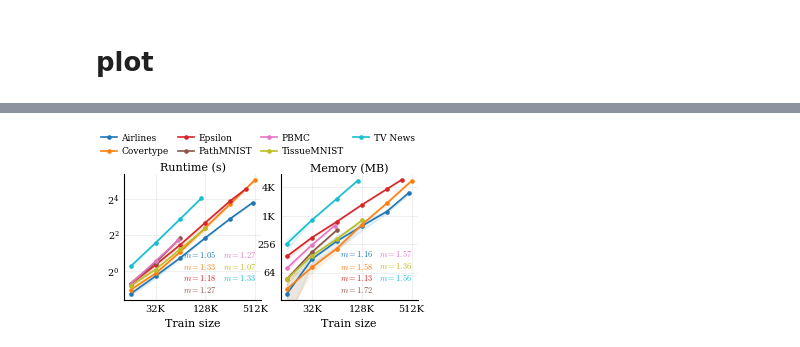
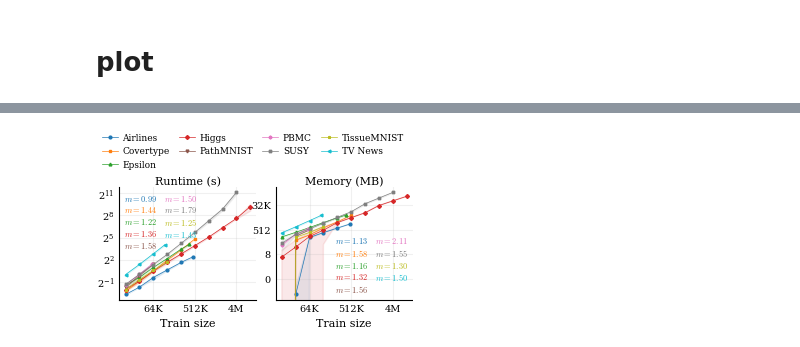
Before and after one commit to jakerhodes/RF-GAP-Python, a Jupyter notebook: experiments/notebooks/ablation_plot_compressed.ipynb, the cells around one changed output, grey strips where cells are left out. Cells and saved outputs as stored; diff of their text form; code cells hidden in the pictures.

Commit message:
add options to control markers and linewidth

```diff
--- a/experiments/notebooks/ablation_plot_compressed.ipynb
+++ b/experiments/notebooks/ablation_plot_compressed.ipynb
@@ -15,7 +15,9 @@ from matplotlib.lines import Line2D
 # Global options
 # =============================================================================
 
-BASE_RESULTS_DIR = Path("/Users/aumona/Projects/RF-GAP-Python/experiments/results/ablation_last")
+# BASE_RESULTS_DIR = Path("/Users/aumona/Projects/RF-GAP-Python/experiments/results/ablation_last")
+BASE_RESULTS_DIR = Path("/Users/aumona/Projects/RF-GAP-Python/experiments/results/20260412_020806_ablation")
+
 
 # Choose among:
 # "dataset", "kernel_method", "model_type", "max_depth", "min_samples_leaf"
@@ -26,8 +28,10 @@ SELECTED_DATASETS = [
     "airlines",
     "covertype",
     "epsilon",
+    "higgs",
     "pathmnist_28",
     "pbmc",
+    "susy",
     "tissuemnist_28",
     "tv_news_combined",
 ]
@@ -56,6 +60,15 @@ LEG_SPACE_TOP = 0.07  # decrease if legend is too far from subplots, increase if
 # Error band options
 PLOT_ERROR_BANDS = True
 BAND_TYPE = "std"   # "se" or "std"
+
+# Line / marker style options
+LINE_THICKNESS_DATASET = 0.5
+MARKER_SIZE_DATASET = 2
+DISTINCT_MARKERS_DATASET = True
+
+LINE_THICKNESS_OTHER = 0.5
+MARKER_SIZE_OTHER = 2
+DISTINCT_MARKERS_OTHER = True
 
 # Slope text options
 SHOW_SLOPE_TEXT = True
@@ -175,6 +188,25 @@ def extract_ablation_value(row, ablation_mode: str):
         return "None" if val is None else str(val)
 
     raise ValueError(f"Unknown ABLATION_MODE: {ablation_mode}")
+
+def get_style_settings(ablation_mode: str, n_groups: int):
+    if ablation_mode == "dataset":
+        line_thickness = LINE_THICKNESS_DATASET
+        marker_size = MARKER_SIZE_DATASET
+        use_distinct_markers = DISTINCT_MARKERS_DATASET
+    else:
+        line_thickness = LINE_THICKNESS_OTHER
+        marker_size = MARKER_SIZE_OTHER
+        use_distinct_markers = DISTINCT_MARKERS_OTHER
+
+    marker_pool = ["o", "s", "^", "D", "v", "P", "X", "*", "<", ">", "h", "8"]
+
+    if use_distinct_markers:
+        markers = [marker_pool[i % len(marker_pool)] for i in range(n_groups)]
+    else:
+        markers = ["o"] * n_groups
+
+    return line_thickness, marker_size, markers
 
 def add_slope_legend(
     ax,
@@ -329,7 +361,7 @@ def truncate_last_endpoint(df: pd.DataFrame, group_cols) -> pd.DataFrame:
     """
     Apply the last-endpoint truncation separately within each group in group_cols.
     """
-    df = df.copy()
+    df = df.copy().reset_index(drop=True)
     keep_mask = np.ones(len(df), dtype=bool)
 
     for _, g in df.groupby(group_cols):
@@ -341,7 +373,7 @@ def truncate_last_endpoint(df: pd.DataFrame, group_cols) -> pd.DataFrame:
         keep_last = should_keep_last_point(last_n)
 
         if not keep_last:
-            keep_mask[g.index] &= (g["n_train_subset"].to_numpy() != last_n)
+            keep_mask[g.index.to_numpy()] &= (g["n_train_subset"].to_numpy() != last_n)
 
     return df.loc[keep_mask].copy()
 
@@ -349,15 +381,21 @@ def truncate_last_endpoint(df: pd.DataFrame, group_cols) -> pd.DataFrame:
 def prepare_dataframe(df_raw: pd.DataFrame, ablation_mode: str) -> pd.DataFrame:
     df = df_raw.copy()
 
-    df["kernel_pipeline_time_s"] = (
-        df["cache_build_time_s"].fillna(0)
-        + df["q_build_time_s"].fillna(0)
-        + df["full_kernel_time_s"].fillna(0)
-    )
+    # df["kernel_pipeline_time_s"] = (
+    #     df["cache_build_time_s"].fillna(0)
+    #     + df["q_build_time_s"].fillna(0)
+    #     + df["full_kernel_time_s"].fillna(0)
+    # )
 
-    df["kernel_pipeline_peak_mb"] = df[
-        ["cache_build_peak_mb", "q_build_peak_mb", "full_kernel_peak_mb"]
-    ].fillna(0).max(axis=1)
+    # df["kernel_pipeline_peak_mb"] = df[
+    #     ["cache_build_peak_mb", "q_build_peak_mb", "full_kernel_peak_mb"]
+    # ].fillna(0).max(axis=1)
+
+    df["kernel_pipeline_time_s"] = df["full_kernel_time_s"].fillna(0)
+
+
+    df = df[df["full_kernel_peak_mb"].notna()].copy()
+    df["kernel_pipeline_peak_mb"] = df["full_kernel_peak_mb"]
 
     if "status" in df.columns:
         df = df[df["status"] == "ok"].copy()
@@ -425,6 +463,7 @@ def make_two_panel_figure(
     ax_memory.yaxis.set_ticks_position("left")
 
     colors = plt.cm.tab10(np.linspace(0, 1, len(group_values)))
+    line_thickness, marker_size, markers = get_style_settings(ABLATION_MODE, len(group_values))
 
     legend_handles = []
     legend_labels = []
@@ -435,7 +474,7 @@ def make_two_panel_figure(
     runtime_band_data = []
     memory_band_data = []
 
-    for color, group_value in zip(colors, group_values):
+    for color, marker, group_value in zip(colors, markers, group_values):
         dt = (
             time_summary[
                 (time_summary["ablation_value"] == group_value)
@@ -472,9 +511,9 @@ def make_two_panel_figure(
             x_t, y_t,
             color=color,
             linestyle="-",
-            marker="o",
-            markersize=2.3,
-            linewidth=1.2,
+            marker=marker,
+            markersize=marker_size,
+            linewidth=line_thickness,
             zorder=3,
         )
 
@@ -482,9 +521,9 @@ def make_two_panel_figure(
             x_m, y_m,
             color=color,
             linestyle="-",
-            marker="o",
-            markersize=2.3,
-            linewidth=1.2,
+            marker=marker,
+            markersize=marker_size,
+            linewidth=line_thickness,
             zorder=3,
         )
 
@@ -728 +769 @@ tv_news_combined [np.int64(8192), np.int64(16384), np.int64(32768), np.int64(655
-[figure, old version]
+[figure, new version]
```
Also changed, not shown: parts of 2 cells of this notebook.
